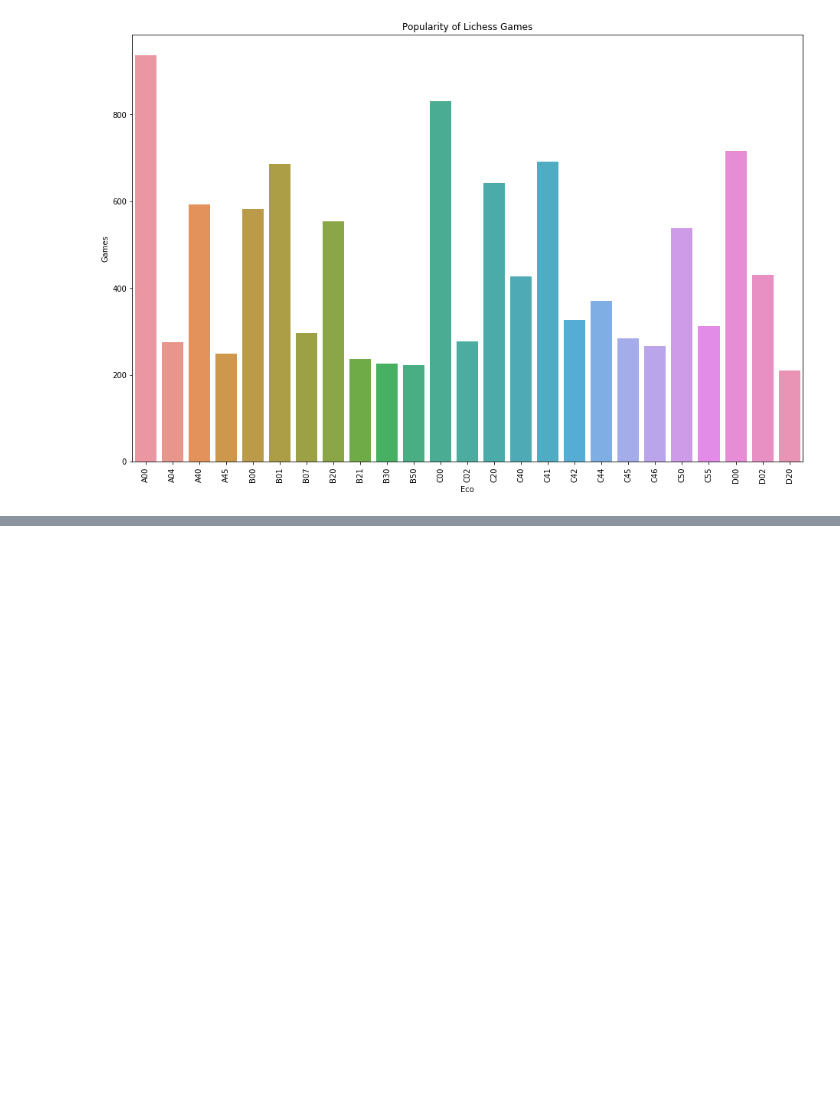
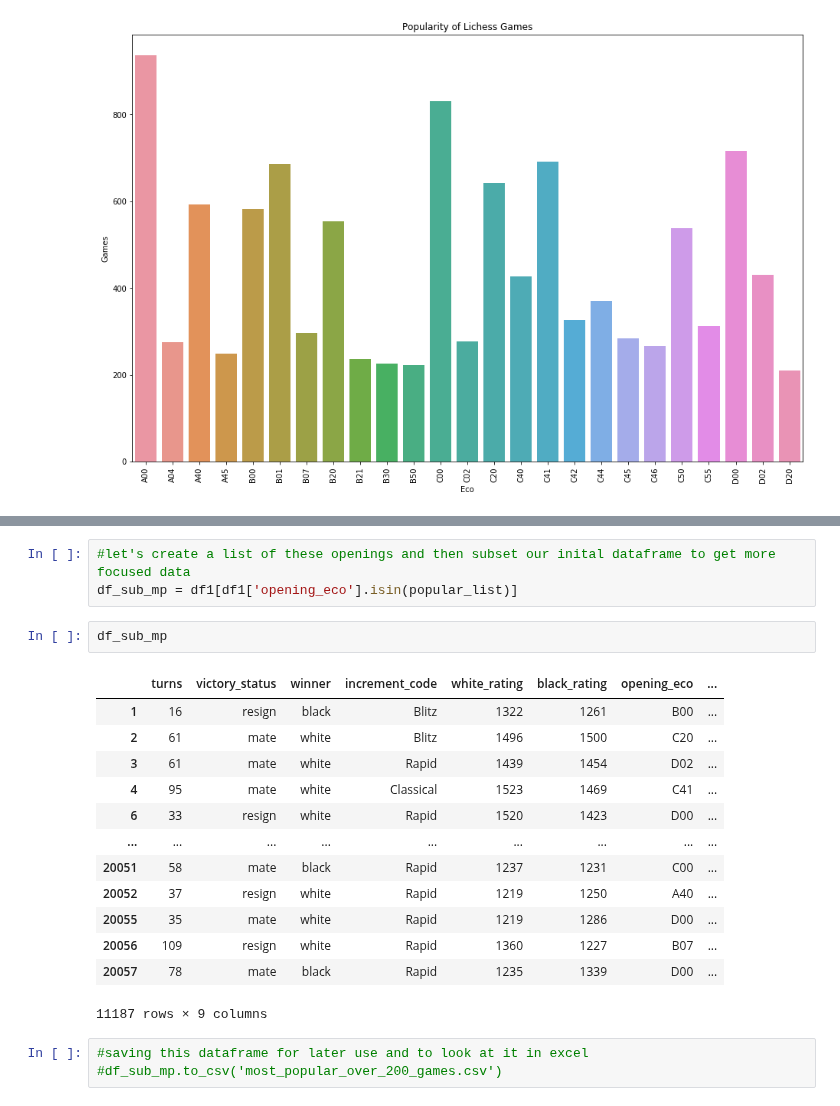
Before and after one commit to ElijahSeeley/Springboard, a Jupyter notebook: Capstone2_Chess/Chess EDA.ipynb, the cells around one changed output, grey strips where cells are left out. Cells and saved outputs as stored; diff of their text form; blank space fills up the shorter version.

```diff
--- a/Capstone2_Chess/Chess EDA.ipynb
+++ b/Capstone2_Chess/Chess EDA.ipynb
@@ -158,0 +166,22 @@ plt.show()
+# %%
+#let's create a list of these openings and then subset our inital dataframe to get more focused data
+df_sub_mp = df1[df1['opening_eco'].isin(popular_list)]
+# %%
+df_sub_mp
+# %% [output]
+|  | turns | victory_status | winner | increment_code | white_rating | black_rating | opening_eco | ... |
+| 1 | 16 | resign | black | Blitz | 1322 | 1261 | B00 | ... |
+| 2 | 61 | mate | white | Blitz | 1496 | 1500 | C20 | ... |
+| 3 | 61 | mate | white | Rapid | 1439 | 1454 | D02 | ... |
+| 4 | 95 | mate | white | Classical | 1523 | 1469 | C41 | ... |
+| 6 | 33 | resign | white | Rapid | 1520 | 1423 | D00 | ... |
+| ... | ... | ... | ... | ... | ... | ... | ... | ... |
+| 20051 | 58 | mate | black | Rapid | 1237 | 1231 | C00 | ... |
+| 20052 | 37 | resign | white | Rapid | 1219 | 1250 | A40 | ... |
+| 20055 | 35 | mate | white | Rapid | 1219 | 1286 | D00 | ... |
+| 20056 | 109 | resign | white | Rapid | 1360 | 1227 | B07 | ... |
+| 20057 | 78 | mate | black | Rapid | 1235 | 1339 | D00 | ... |
+11187 rows × 9 columns
+# %%
+#saving this dataframe for later use and to look at it in excel
+#df_sub_mp.to_csv('most_popular_over_200_games.csv')
```
Also changed, not shown: parts of 10 cells of this notebook.
